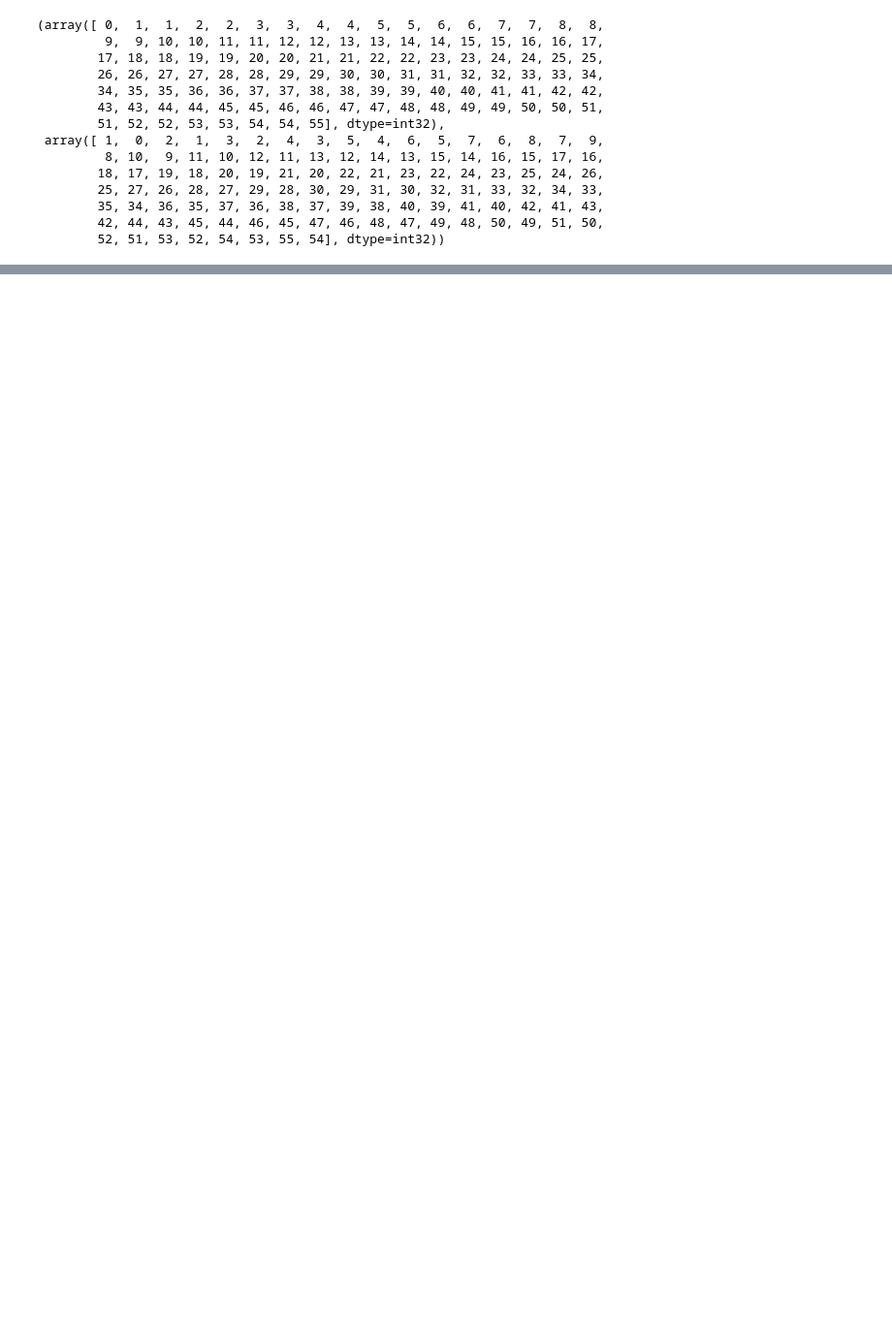
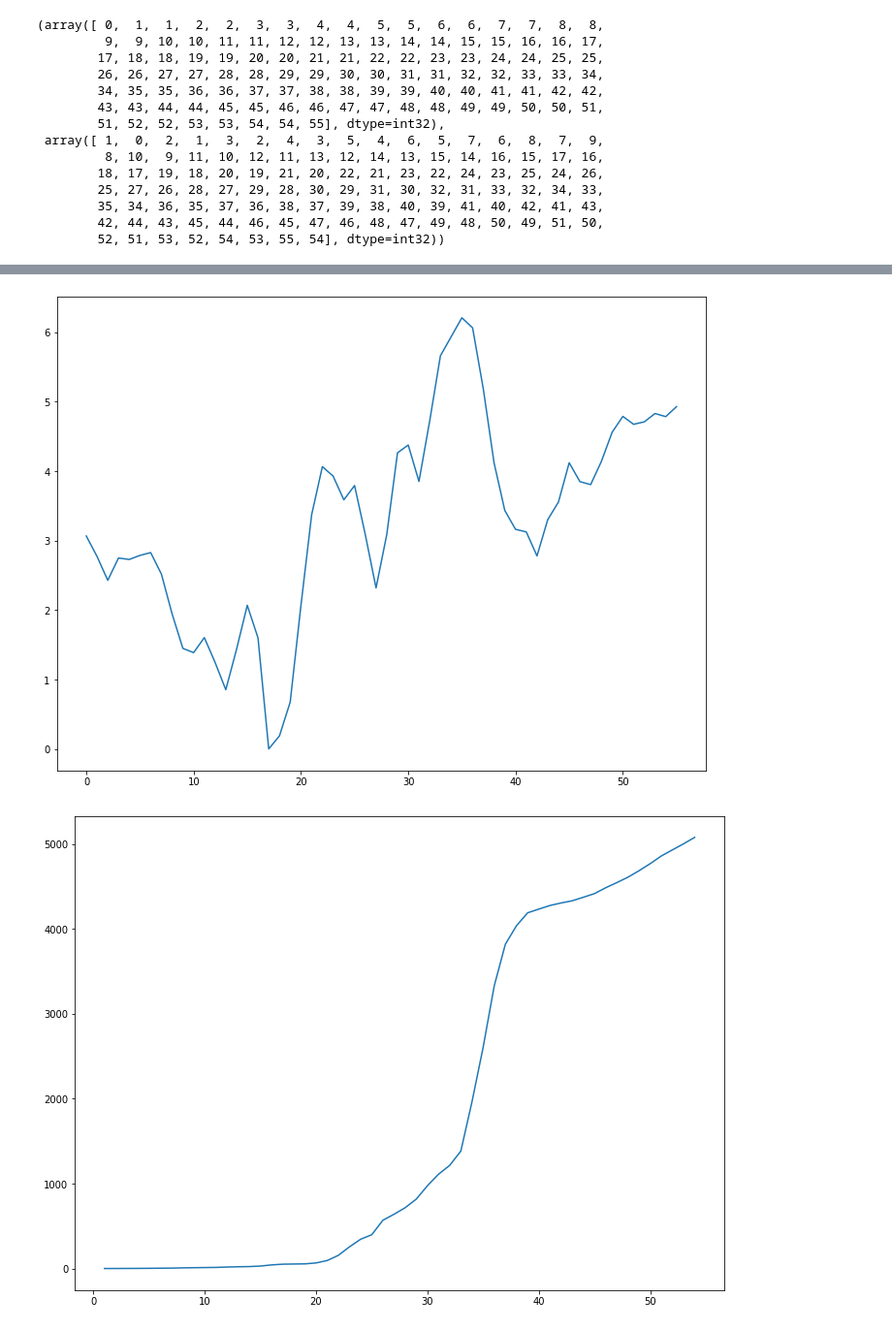
Before and after one commit to wesleymsmith/Milestoning_Analysis, a Jupyter notebook: MD_Milestone_Analysis_Testing.ipynb, the cells around one changed output, grey strips where cells are left out. Shown at 97% size. Drawn from its saved outputs; the diff is of its cells as text; code cells hidden in the pictures; blank space fills up the shorter version.

```diff
--- a/MD_Milestone_Analysis_Testing.ipynb
+++ b/MD_Milestone_Analysis_Testing.ipynb
@@ -825,0 +952,5 @@ np.nonzero(Rmat)
+# %%
+Qlap=copy.deepcopy(Qmat)
+for iRow,rowVec in enumerate(Qlap):
+    Qlap[iRow,iRow]=-np.sum(rowVec)
+print(Qlap)
@@ -825,0 +986,7 @@ np.nonzero(Rmat)
+# %%
+nNodes=len(binSet)
+Qtargets=np.array([
+    Qrow for Qrow in np.nonzero(np.sum(Qmat,axis=1)>0)[0] \
+    if (not ((nNodes-1) in eIndToPair[Qrow]))
+])
+list(zip(Qtargets,[tuple(eIndToPair[Qtarget]) for Qtarget in Qtargets]))
@@ -825,0 +1011,3 @@ np.nonzero(Rmat)
+# %%
+QlapRed=Qlap.todense()[Qtargets[:,None],Qtargets]
+print(QlapRed)
@@ -825,0 +1028,3 @@ np.nonzero(Rmat)
+# %%
+bvec=np.zeros(len(QlapRed))-1
+bvec
@@ -825,0 +1052,13 @@ np.nonzero(Rmat)
+# %%
+tauVec=sp.linalg.lstsq(QlapRed,bvec)
+eLabels=list(map(lambda x: np.max(eIndToPair[x]),Qtargets))
+plt.figure(figsize=(12,9))
+frq=1e-3 #outputFrequency in ns
+plt.plot(-np.log(piVec)-np.min(-np.log(piVec)))
+plt.show()
+plt.figure(figsize=(12,9))
+plt.plot(eLabels,(np.max(tauVec[0])-tauVec[0])*frq)
+plt.show()
+# %% [output]
+[figure, added]
+[figure, added]
```
Also changed, not shown: parts of 16 cells of this notebook, 1 other file.
